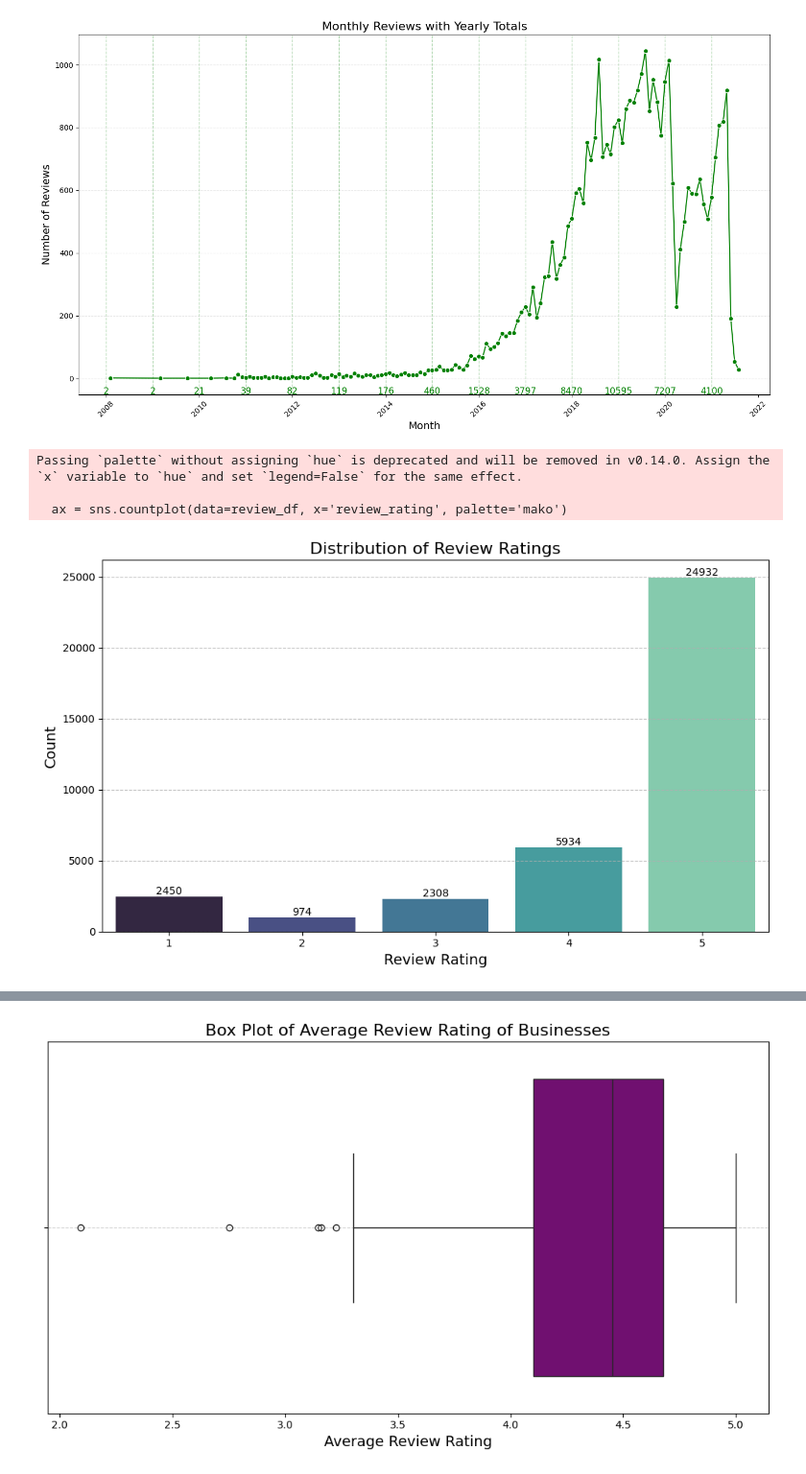
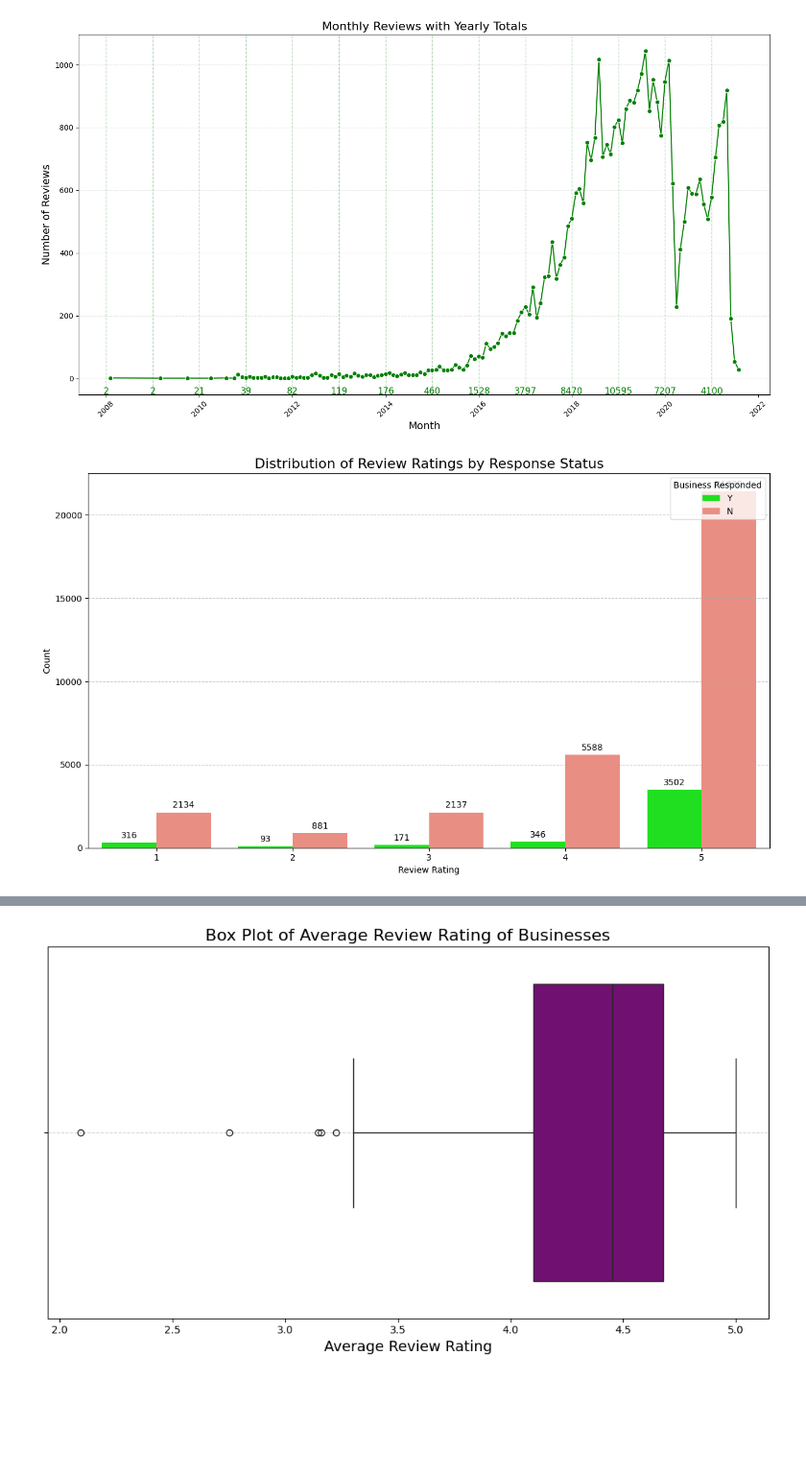
Before and after one commit to felix553/FIT5198-Assignment-1-, a Jupyter notebook: notebook_templates/task3_xxxxxxx.ipynb, the cells around one changed output, grey strips where cells are left out. Shown at 96% size. Saved outputs shown, nothing was run; the diff lists cells and outputs as text; code cells hidden in the pictures; blank space fills up the shorter version.

```diff
--- a/notebook_templates/task3_xxxxxxx.ipynb
+++ b/notebook_templates/task3_xxxxxxx.ipynb
@@ -178,25 +184,25 @@ plt.show()
 # %% [output]
 [figure]
 # %%
-plt.figure(figsize=(10, 6))
-# Bar graph which aggregates counts based on 'x'
-ax = sns.countplot(data=review_df, x='review_rating', palette='mako')
 
-# Add labels
-for i in ax.containers:
-    ax.bar_label(i,)
+# Generate bar graph for review_rating distribution with response categories
+plt.figure(figsize=(12, 7))
 
-# https://www.geeksforgeeks.org/how-to-show-values-on-seaborn-barplot/
+palette = {'Y': 'lime', 'N': 'salmon'}
+ax = sns.countplot(data=review_df, x='review_rating', hue='if_response', palette=palette)
 
-plt.title('Distribution of Review Ratings', fontsize=16)
-plt.xlabel('Review Rating', fontsize=14)
-plt.ylabel('Count', fontsize=14)
+# Add labels on bars
+for container in ax.containers:
+    ax.bar_label(container, fmt='%d', label_type='edge', padding=3)
+
+# Customize the plot
+plt.title('Distribution of Review Ratings by Response Status', fontsize=16)
+plt.xlabel('Review Rating')
+plt.ylabel('Count')
+plt.legend(title='Business Responded', loc='upper right')
 plt.grid(axis='y', linestyle='--', alpha=0.7)
 
 plt.tight_layout()
 plt.show()
 # %% [output]
-Passing `palette` without assigning `hue` is deprecated and will be removed in v0.14.0. Assign the `x` variable to `hue` and set `legend=False` for the same effect.
-
-  ax = sns.countplot(data=review_df, x='review_rating', palette='mako')
-[figure, old version]
+[figure, new version]
```
Also changed, not shown: parts of 32 cells of this notebook.
